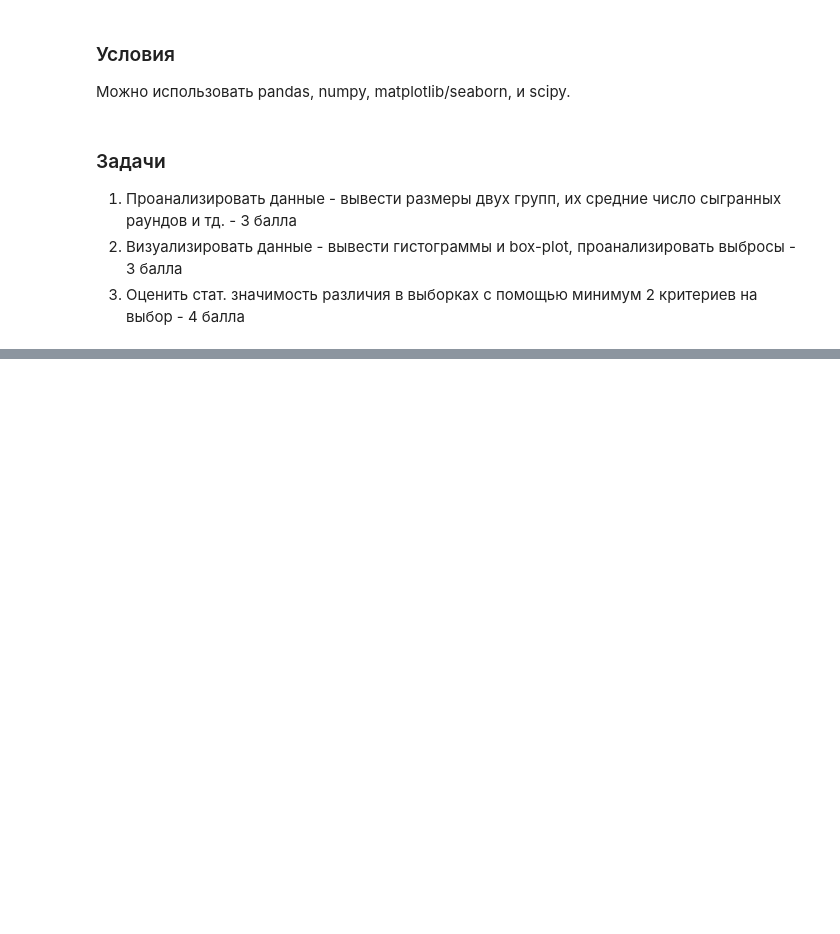
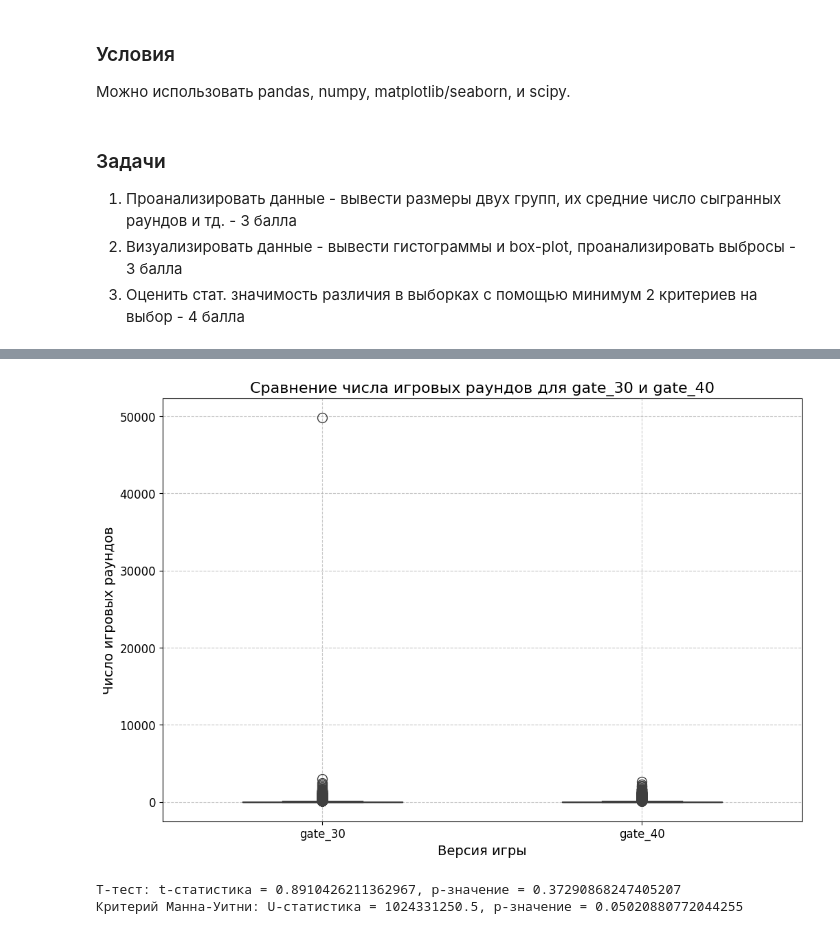
Before and after one commit to ex8ed/hwrks-DS, a Jupyter notebook: homework_01/homework_01_2.ipynb, the cells around one changed output, grey strips where cells are left out. Drawn from its saved outputs; the diff is of its cells as text; code cells hidden in the pictures; blank space fills up the shorter version.

```diff
--- a/homework_01/homework_01_2.ipynb
+++ b/homework_01/homework_01_2.ipynb
@@ -16,3 +16,11 @@ D Данной работе используется ыборка, собран
 1. Проанализировать данные - вывести размеры двух групп, их средние число сыгранных раундов и тд. - 3 балла
 2. Визуализировать данные - вывести гистограммы и box-plot, проанализировать выбросы - 3 балла
 3. Оценить стат. значимость различия в выборках с помощью минимум 2 критериев на выбор - 4 балла
+# %%
+import pandas as pd
+import seaborn as sns
+import matplotlib.pyplot as plt
+import scipy.stats as stats
+import os
+
+PATH_TO_DATA = './data_statistics/'
@@ -18,0 +82,30 @@ D Данной работе используется ыборка, собран
+# %%
+plt.figure(figsize=(12, 8))
+
+sns.boxplot(
+    data=cats,
+    x='version',
+    y='sum_gamerounds',
+    width=0.5,
+    fliersize=10
+)
+
+plt.title('Сравнение числа игровых раундов для gate_30 и gate_40', fontsize=16)
+plt.xlabel('Версия игры', fontsize=14)
+plt.ylabel('Число игровых раундов', fontsize=14)
+plt.xticks(fontsize=12)
+plt.yticks(fontsize=12)
+plt.grid(True, linestyle='--', alpha=0.7)
+
+plt.show()
+# %% [output]
+[figure, added]
+# %%
+t_stat, p_value_ttest = stats.ttest_ind(cats_30['sum_gamerounds'], cats_40['sum_gamerounds'])
+print(f"T-тест: t-статистика = {t_stat}, p-значение = {p_value_ttest}")
+
+u_stat, p_value_mw = stats.mannwhitneyu(cats_30['sum_gamerounds'], cats_40['sum_gamerounds'])
+print(f"Критерий Манна-Уитни: U-статистика = {u_stat}, p-значение = {p_value_mw}")
+# %% [output]
+T-тест: t-статистика = 0.8910426211362967, p-значение = 0.37290868247405207
+Критерий Манна-Уитни: U-статистика = 1024331250.5, p-значение = 0.05020880772044255
```
Also changed, not shown: parts of 5 cells of this notebook.
